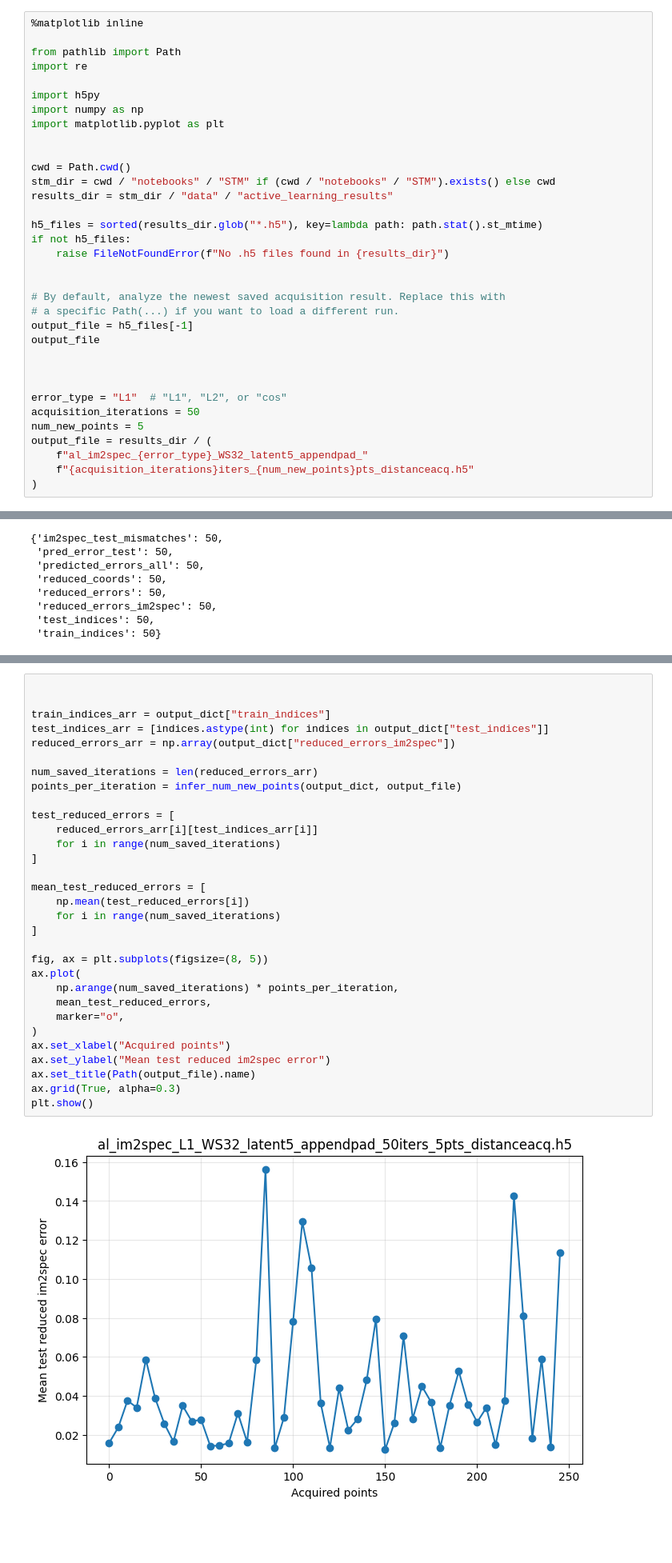
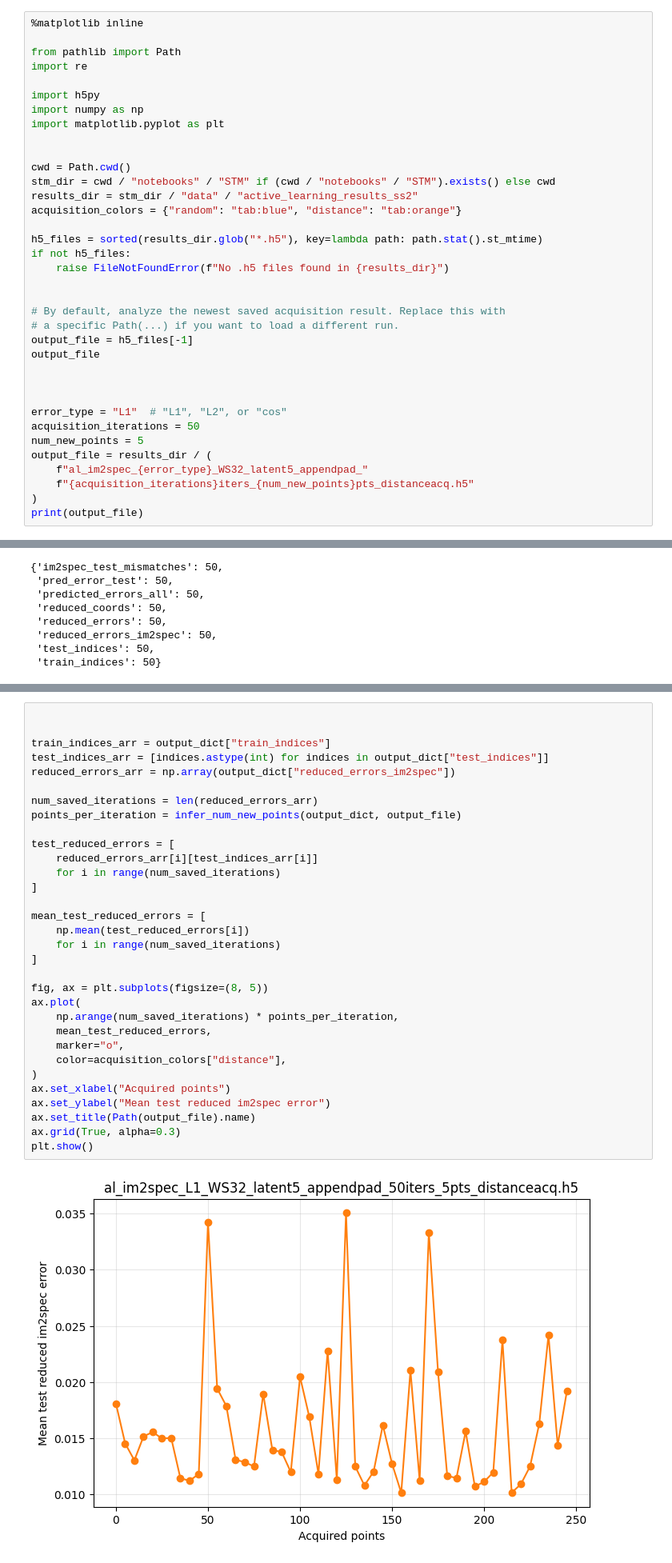
Before and after one commit to gnganesh99/NN_Error, a Jupyter notebook: notebooks/STM/acfn_output_analysis.ipynb, the cells around one changed output, grey strips where cells are left out. Shown at 80% size. Drawn from its saved outputs; the diff is of its cells as text; blank space fills up the shorter version.

```diff
--- a/notebooks/STM/acfn_output_analysis.ipynb
+++ b/notebooks/STM/acfn_output_analysis.ipynb
@@ -15,7 +15,8 @@ import matplotlib.pyplot as plt
 
 cwd = Path.cwd()
 stm_dir = cwd / "notebooks" / "STM" if (cwd / "notebooks" / "STM").exists() else cwd
-results_dir = stm_dir / "data" / "active_learning_results"
+results_dir = stm_dir / "data" / "active_learning_results_ss2"
+acquisition_colors = {"random": "tab:blue", "distance": "tab:orange"}
 
 h5_files = sorted(results_dir.glob("*.h5"), key=lambda path: path.stat().st_mtime)
 if not h5_files:
@@ -36,3 +37,4 @@ output_file = results_dir / (
     f"al_im2spec_{error_type}_WS32_latent5_appendpad_"
     f"{acquisition_iterations}iters_{num_new_points}pts_distanceacq.h5"
 )
+print(output_file)
@@ -120,31 +162,32 @@ output_dict = load_h5_ragged(output_file)
 
 train_indices_arr = output_dict["train_indices"]
 test_indices_arr = [indices.astype(int) for indices in output_dict["test_indices"]]
 reduced_errors_arr = np.array(output_dict["reduced_errors_im2spec"])
 
 num_saved_iterations = len(reduced_errors_arr)
 points_per_iteration = infer_num_new_points(output_dict, output_file)
 
 test_reduced_errors = [
     reduced_errors_arr[i][test_indices_arr[i]]
     for i in range(num_saved_iterations)
 ]
 
 mean_test_reduced_errors = [
     np.mean(test_reduced_errors[i])
     for i in range(num_saved_iterations)
 ]
 
 fig, ax = plt.subplots(figsize=(8, 5))
 ax.plot(
     np.arange(num_saved_iterations) * points_per_iteration,
     mean_test_reduced_errors,
     marker="o",
+    color=acquisition_colors["distance"],
 )
 ax.set_xlabel("Acquired points")
 ax.set_ylabel("Mean test reduced im2spec error")
 ax.set_title(Path(output_file).name)
 ax.grid(True, alpha=0.3)
 plt.show()
 # %% [output]
-[figure, old version]
+[figure, new version]
```
Also changed, not shown: parts of 8 cells of this notebook, 11 other files.
